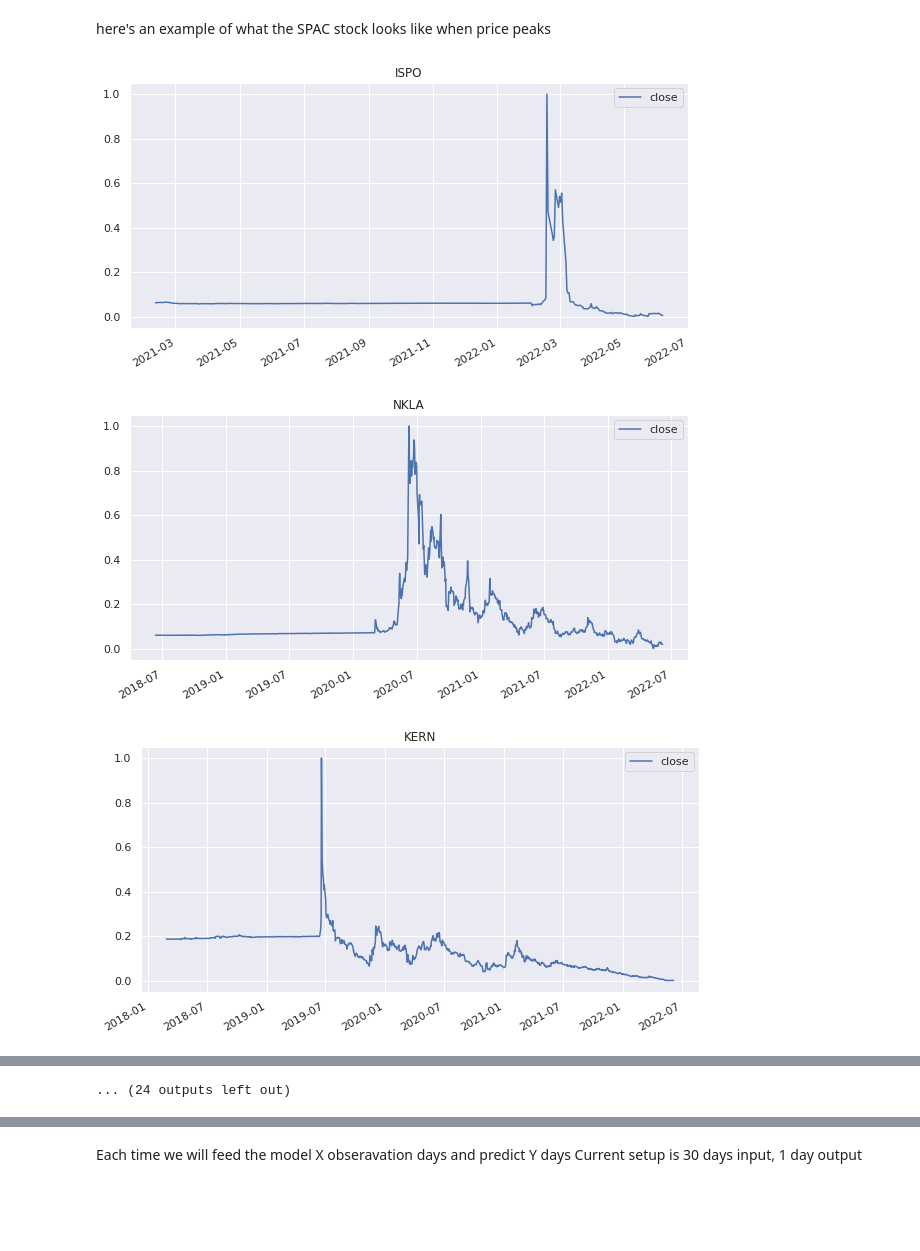
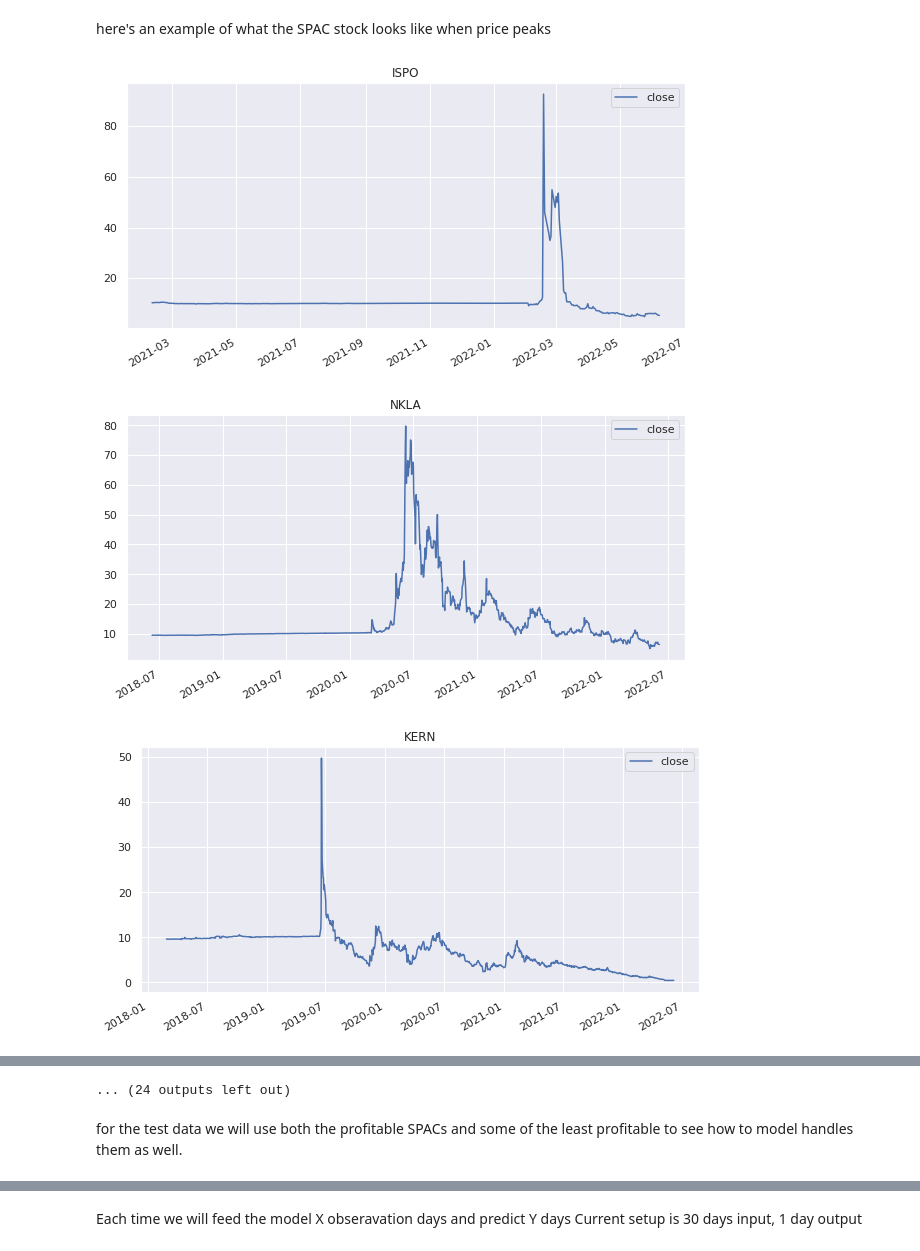
Before and after one commit to vladgrish/ds_spac_project, a Jupyter notebook: using_model_prediction_as_input_final.ipynb, the cells around one changed output, grey strips where cells are left out. Saved outputs shown, nothing was run; the diff lists cells and outputs as text; code cells hidden in the pictures; blank space fills up the shorter version.

```diff
--- a/using_model_prediction_as_input_final.ipynb
+++ b/using_model_prediction_as_input_final.ipynb
@@ -200,9 +200,9 @@ splitting the data set aroung the price peak of each SPAC stock, the idea behind
 here's an example of what the SPAC stock looks like when price peaks
 # %%
 for x in train:
-  ax = dfs[x]['scaled'][['close']].plot(figsize=(10,5), title=x)
+  ax = dfs[x]['data'][['close']].plot(figsize=(10,5), title=x)
   plt.show()
 # %% [output]
-[figure, old version]
+[figure, new version]
-[figure, old version]
+[figure, new version]
-[figure, old version]
+[figure, new version]
@@ -218,3 +218,5 @@ for x in train:
 ... (24 outputs left out)
+# %% [markdown]
+for the test data we will use both the profitable SPACs and some of the least profitable to see how to model handles them as well.
 # %%
 for x in test:
```
Also changed, not shown: parts of 5 cells of this notebook.
